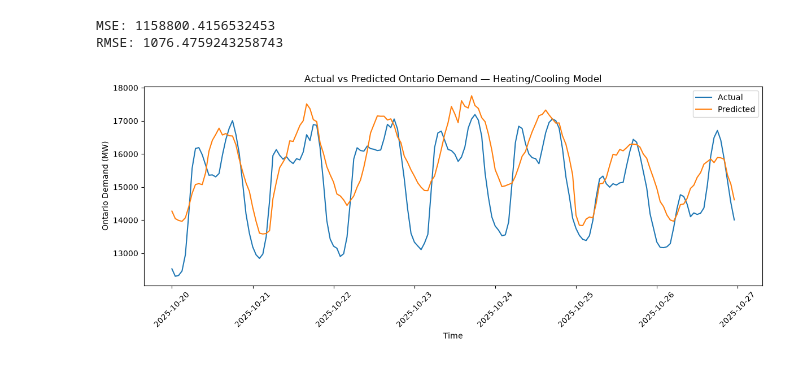
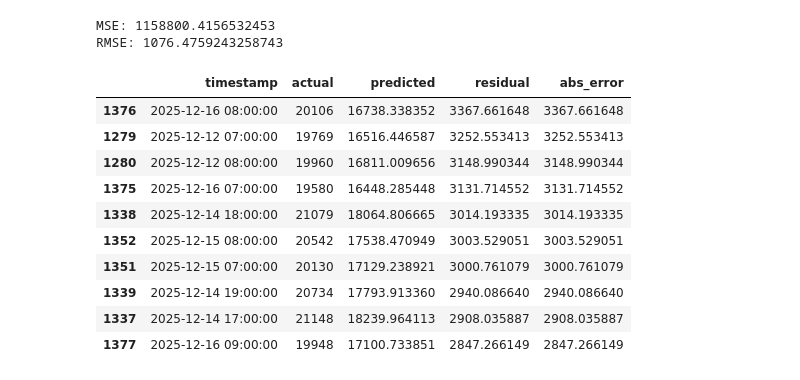
Before and after one commit to dhrutigandhi05/ontario-electricity-demand, a Jupyter notebook: notebooks/heating_cooling_features.ipynb, the cells around one changed output. Saved outputs shown, nothing was run; the diff lists cells and outputs as text; code cells hidden in the pictures.

Commit message:
test heating and cooling features to see if it improves the demand prediction

```diff
--- a/notebooks/heating_cooling_features.ipynb
+++ b/notebooks/heating_cooling_features.ipynb
@@ -191,38 +191,22 @@ print("RMSE:", rmse)
 # %% [output]
 MSE: 1158800.4156532453
 RMSE: 1076.4759243258743
-# %%
-plot_size = 24 * 7
-
-timestamps = df.iloc[
-    split_index:split_index + plot_size
-]["timestamp"]
-
-plt.figure(figsize=(12, 5))
-
-plt.plot(
-    timestamps,
-    y_test.iloc[:plot_size],
-    label="Actual"
-)
-
-plt.plot(
-    timestamps,
-    y_pred[:plot_size],
-    label="Predicted"
-)
-
-plt.title(
-    "Actual vs Predicted Ontario Demand — Heating/Cooling Model"
-)
-
-plt.xlabel("Time")
-plt.ylabel("Ontario Demand (MW)")
-plt.legend()
-
-plt.xticks(rotation=45)
-plt.tight_layout()
-
-plt.show()
-# %% [output]
-[figure, removed]
+# %%
+results["abs_error"] = results["residual"].abs()
+
+results.sort_values(
+    "abs_error",
+    ascending=False
+).head(10)
+# %% [output]
+|  | timestamp | actual | predicted | residual | abs_error |
+| 1376 | 2025-12-16 08:00:00 | 20106 | 16738.338352 | 3367.661648 | 3367.661648 |
+| 1279 | 2025-12-12 07:00:00 | 19769 | 16516.446587 | 3252.553413 | 3252.553413 |
+| 1280 | 2025-12-12 08:00:00 | 19960 | 16811.009656 | 3148.990344 | 3148.990344 |
+| 1375 | 2025-12-16 07:00:00 | 19580 | 16448.285448 | 3131.714552 | 3131.714552 |
+| 1338 | 2025-12-14 18:00:00 | 21079 | 18064.806665 | 3014.193335 | 3014.193335 |
+| 1352 | 2025-12-15 08:00:00 | 20542 | 17538.470949 | 3003.529051 | 3003.529051 |
+| 1351 | 2025-12-15 07:00:00 | 20130 | 17129.238921 | 3000.761079 | 3000.761079 |
+| 1339 | 2025-12-14 19:00:00 | 20734 | 17793.913360 | 2940.086640 | 2940.086640 |
+| 1337 | 2025-12-14 17:00:00 | 21148 | 18239.964113 | 2908.035887 | 2908.035887 |
+| 1377 | 2025-12-16 09:00:00 | 19948 | 17100.733851 | 2847.266149 | 2847.266149 |
```
Also changed, not shown: parts of 2 cells of this notebook.
